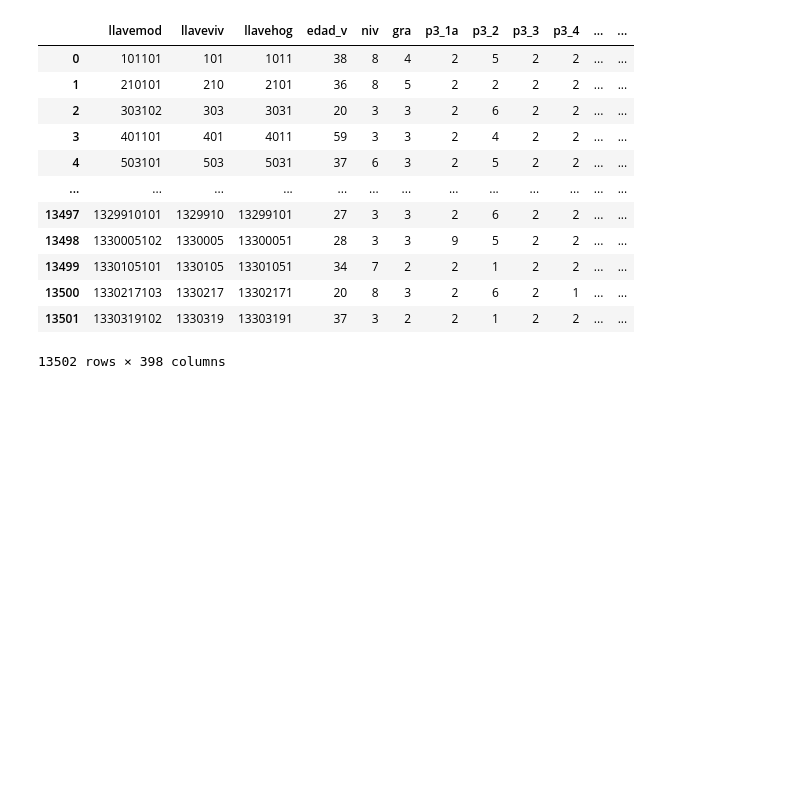
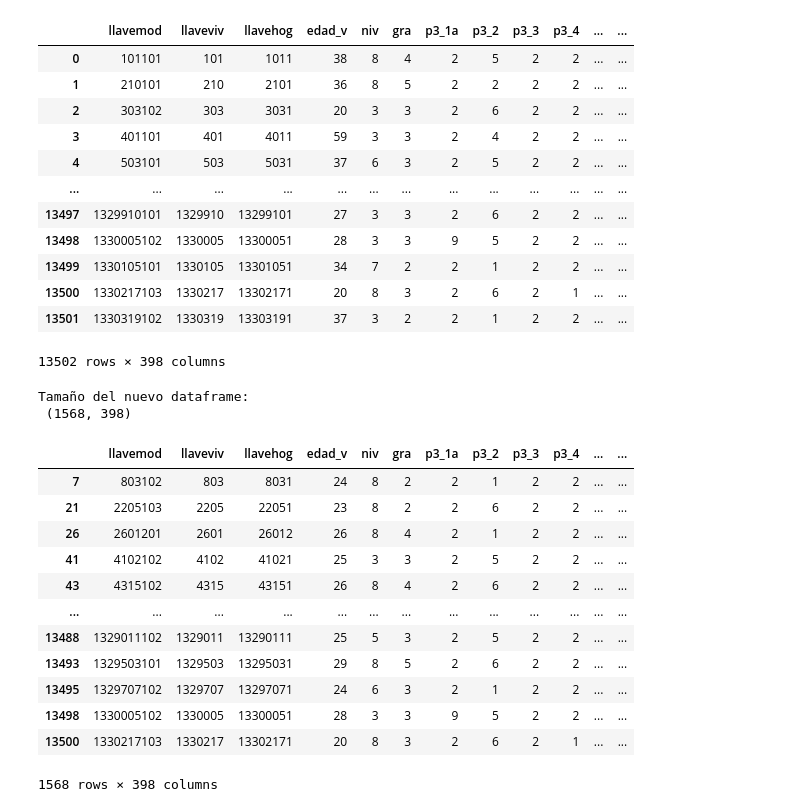
Before and after one commit to Sonia1895/AA, a Jupyter notebook: Tarea_2.ipynb, the cells around one changed output. Saved outputs shown, nothing was run; the diff lists cells and outputs as text; code cells hidden in the pictures; blank space fills up the shorter version.

```diff
--- a/Tarea_2.ipynb
+++ b/Tarea_2.ipynb
@@ -172,3 +172,28 @@ Revisar logica de nueva variable:
 | 13500 | 1330217103 | 1330217 | 13302171 | 20 | 8 | 3 | 2 | 6 | 2 | 1 | ... | ... |
 | 13501 | 1330319102 | 1330319 | 13303191 | 37 | 3 | 2 | 2 | 1 | 2 | 2 | ... | ... |
 13502 rows × 398 columns
+# %%
+#Filtrar registros de mujeres menores a 30 años
+
+df_enif_filtro = df_enif.query('edad_v < 30 and sexo == 2')
+
+# Mostrar el DataFrame resultante
+
+print('Tamaño del nuevo dataframe: \n', df_enif_filtro.shape)
+display(df_enif_filtro)
+# %% [output]
+Tamaño del nuevo dataframe:
+ (1568, 398)
+|  | llavemod | llaveviv | llavehog | edad_v | niv | gra | p3_1a | p3_2 | p3_3 | p3_4 | ... | ... |
+| 7 | 803102 | 803 | 8031 | 24 | 8 | 2 | 2 | 1 | 2 | 2 | ... | ... |
+| 21 | 2205103 | 2205 | 22051 | 23 | 8 | 2 | 2 | 6 | 2 | 2 | ... | ... |
+| 26 | 2601201 | 2601 | 26012 | 26 | 8 | 4 | 2 | 1 | 2 | 2 | ... | ... |
+| 41 | 4102102 | 4102 | 41021 | 25 | 3 | 3 | 2 | 5 | 2 | 2 | ... | ... |
+| 43 | 4315102 | 4315 | 43151 | 26 | 8 | 4 | 2 | 6 | 2 | 2 | ... | ... |
+| ... | ... | ... | ... | ... | ... | ... | ... | ... | ... | ... | ... | ... |
+| 13488 | 1329011102 | 1329011 | 13290111 | 25 | 5 | 3 | 2 | 5 | 2 | 2 | ... | ... |
+| 13493 | 1329503101 | 1329503 | 13295031 | 29 | 8 | 5 | 2 | 6 | 2 | 2 | ... | ... |
+| 13495 | 1329707102 | 1329707 | 13297071 | 24 | 6 | 3 | 2 | 1 | 2 | 2 | ... | ... |
+| 13498 | 1330005102 | 1330005 | 13300051 | 28 | 3 | 3 | 9 | 5 | 2 | 2 | ... | ... |
+| 13500 | 1330217103 | 1330217 | 13302171 | 20 | 8 | 3 | 2 | 6 | 2 | 1 | ... | ... |
+1568 rows × 398 columns
```
